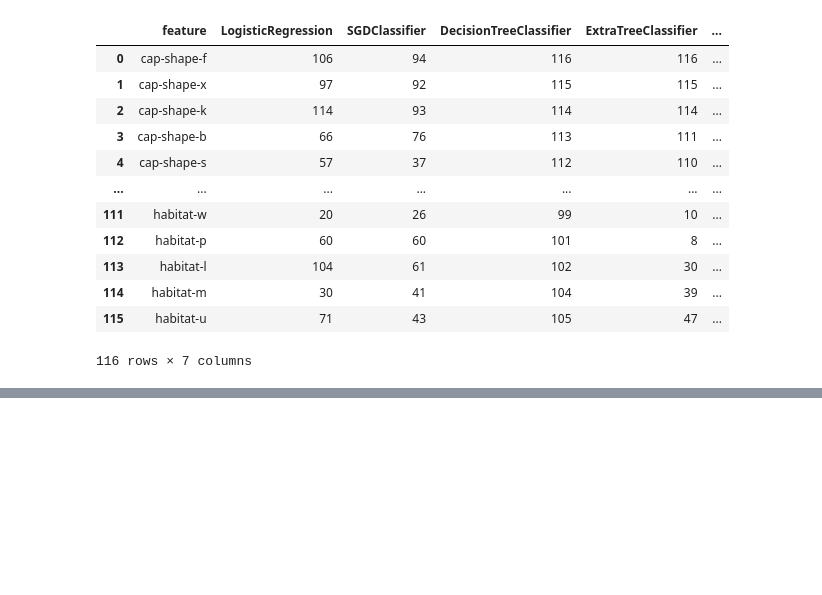
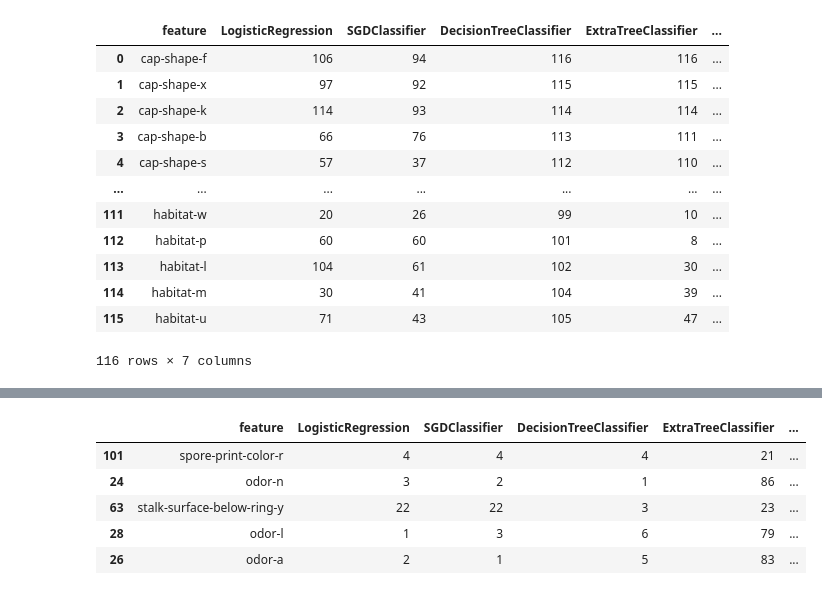
Before and after one commit to Andy666Fox/TINY_DS_PROJECTS, a Jupyter notebook: Mushroom_classification/Mushroom_main.ipynb, the cells around one changed output, grey strips where cells are left out. Saved outputs shown, nothing was run; the diff lists cells and outputs as text; code cells hidden in the pictures; blank space fills up the shorter version.

```diff
--- a/Mushroom_classification/Mushroom_main.ipynb
+++ b/Mushroom_classification/Mushroom_main.ipynb
@@ -369,0 +411,10 @@ feature_rankings
+# %%
+feature_rankings.sort_values(by='overall_ranking', inplace=True)
+feature_rankings.head()
+# %% [output]
+|  | feature | LogisticRegression | SGDClassifier | DecisionTreeClassifier | ExtraTreeClassifier | ... |
+| 101 | spore-print-color-r | 4 | 4 | 4 | 21 | ... |
+| 24 | odor-n | 3 | 2 | 1 | 86 | ... |
+| 63 | stalk-surface-below-ring-y | 22 | 22 | 3 | 23 | ... |
+| 28 | odor-l | 1 | 3 | 6 | 79 | ... |
+| 26 | odor-a | 2 | 1 | 5 | 83 | ... |
```
Also changed, not shown: parts of 6 cells of this notebook.
